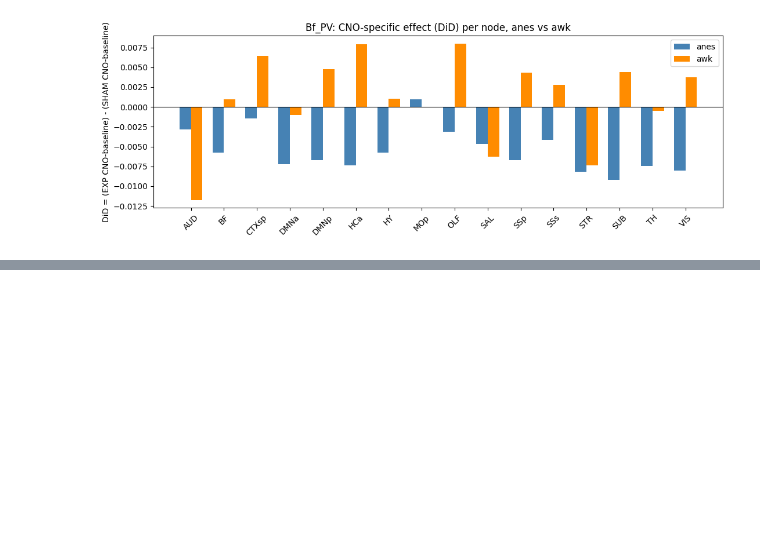
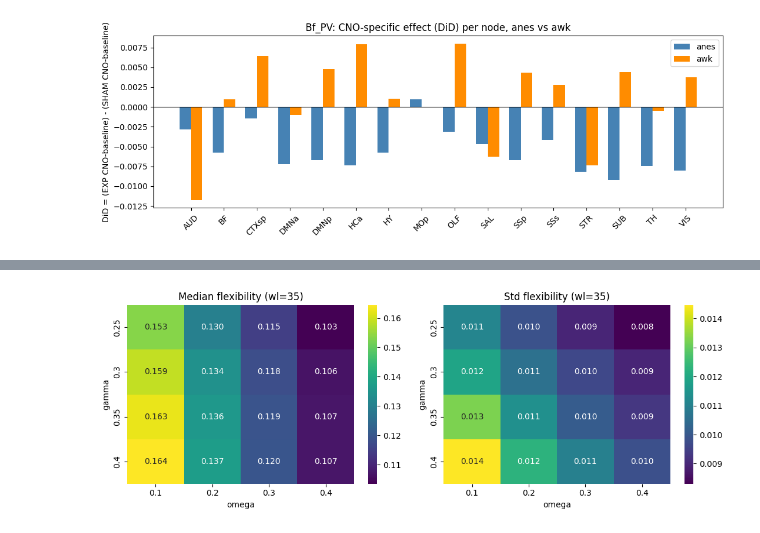
Before and after one commit to Lvcaa/mouse-fmri-dyncomm, a Jupyter notebook: scripts/06_t_tests.ipynb, the cells around one changed output, grey strips where cells are left out. Saved outputs shown, nothing was run; the diff lists cells and outputs as text; code cells hidden in the pictures; blank space fills up the shorter version.

```diff
--- a/scripts/06_t_tests.ipynb
+++ b/scripts/06_t_tests.ipynb
@@ -358,0 +851,2 @@ plt.show()
+# %%
+window_length_stats = build_parameter_stats()
@@ -358,0 +869,25 @@ plt.show()
+# %%
+# Iterate over combos of window length 35 and display median and STD
+
+df35 = window_length_stats[35].copy()
+
+# combo is "gamma_<g>_omega_<o>" -- pull out the two parameter values as numeric
+# columns so they can become the heatmap's row/column axes.
+df35[["gamma", "omega"]] = df35["combo"].str.extract(r"gamma_([\d.]+)_omega_([\d.]+)").astype(float)
+
+fig, axes = plt.subplots(1, 2, figsize=(11, 4))
+
+# pivot_table averages "median" over every other row (subject, date, dataset,
+# condition) within each gamma/omega cell
+sns.heatmap(df35.pivot_table(index="gamma", columns="omega", values="median"), annot=True, fmt=".3f", cmap="viridis", ax=axes[0])
+axes[0].set_title("Median flexibility (wl=35)")
+
+# Same grid, but averaging the per-subject std instead -- shows where the
+# gamma/omega combo makes flexibility more/less variable across subjects.
+sns.heatmap(df35.pivot_table(index="gamma", columns="omega", values="std"), annot=True, fmt=".3f", cmap="viridis", ax=axes[1])
+axes[1].set_title("Std flexibility (wl=35)")
+
+plt.tight_layout()
+plt.show()
+# %% [output]
+[figure, added]
```
Also changed, not shown: parts of 50 cells of this notebook, 10 other files.
